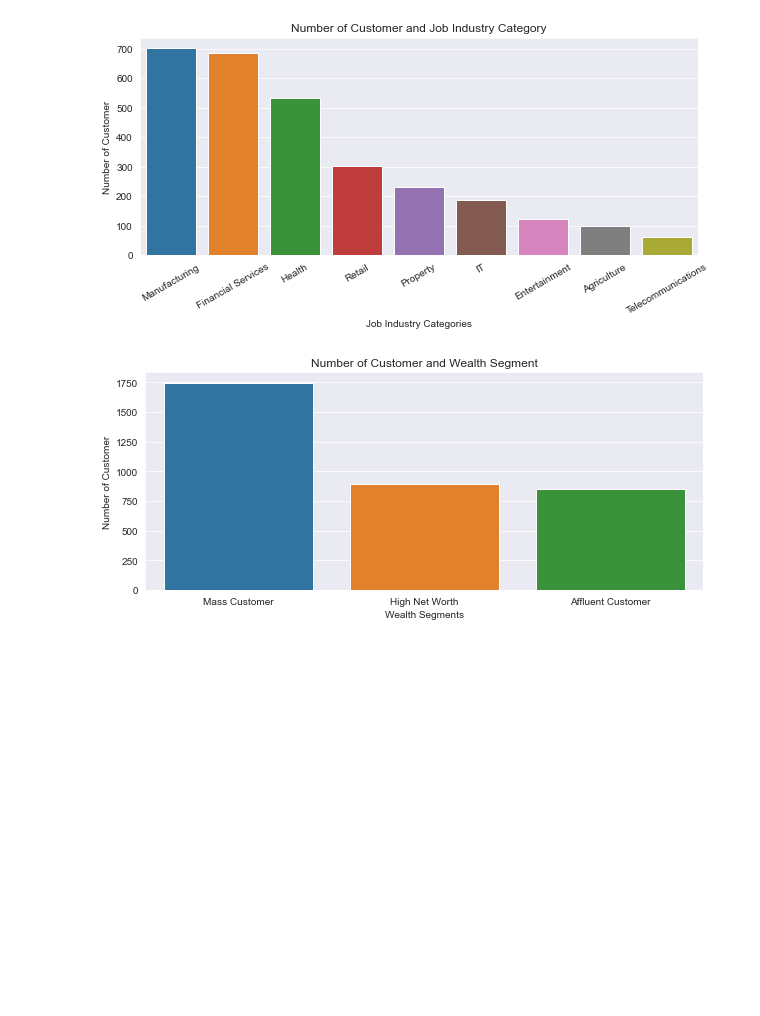
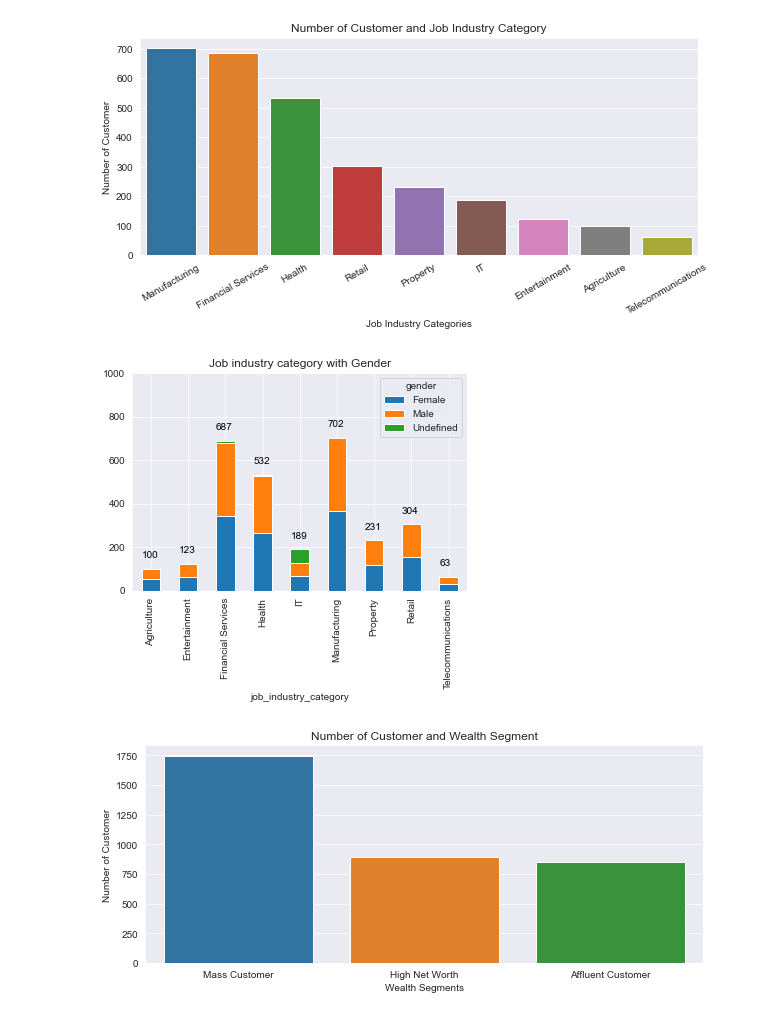
Before and after one commit to npradaschnor/KPMG-Virtual-Internship, a Jupyter notebook: KPMG_virtual_internship.ipynb, the cells around one changed output. Cells and saved outputs as stored; diff of their text form; code cells hidden in the pictures; blank space fills up the shorter version.

Commit message:
new graphs for top customers

```diff
--- a/KPMG_virtual_internship.ipynb
+++ b/KPMG_virtual_internship.ipynb
@@ -1920,6 +1899,21 @@ plt.ylabel("Number of Customer")
 plt.show()
 # %% [output]
 [figure]
+# %%
+# Gender by Age group
+mergedDf.groupby('job_industry_category')['gender'] \
+    .value_counts() \
+    .unstack(level=1) \
+    .plot.bar(stacked=True)
+for i, v in enumerate(mergedDf.groupby('job_industry_category') \
+                      .agg({'gender': lambda x: len(x)})['gender']):
+    plt.text(i - .25, v + 50, int(v), color='black')
+axes = plt.gca()
+axes.set_ylim([0, 1000])
+plt.title('Job industry category with Gender')
+plt.show()
+# %% [output]
+[figure, added]
 # %%
 #Wealth segment
 wealth_segments = mergedDf.wealth_segment.value_counts()
```
Also changed, not shown: parts of 17 cells of this notebook.
